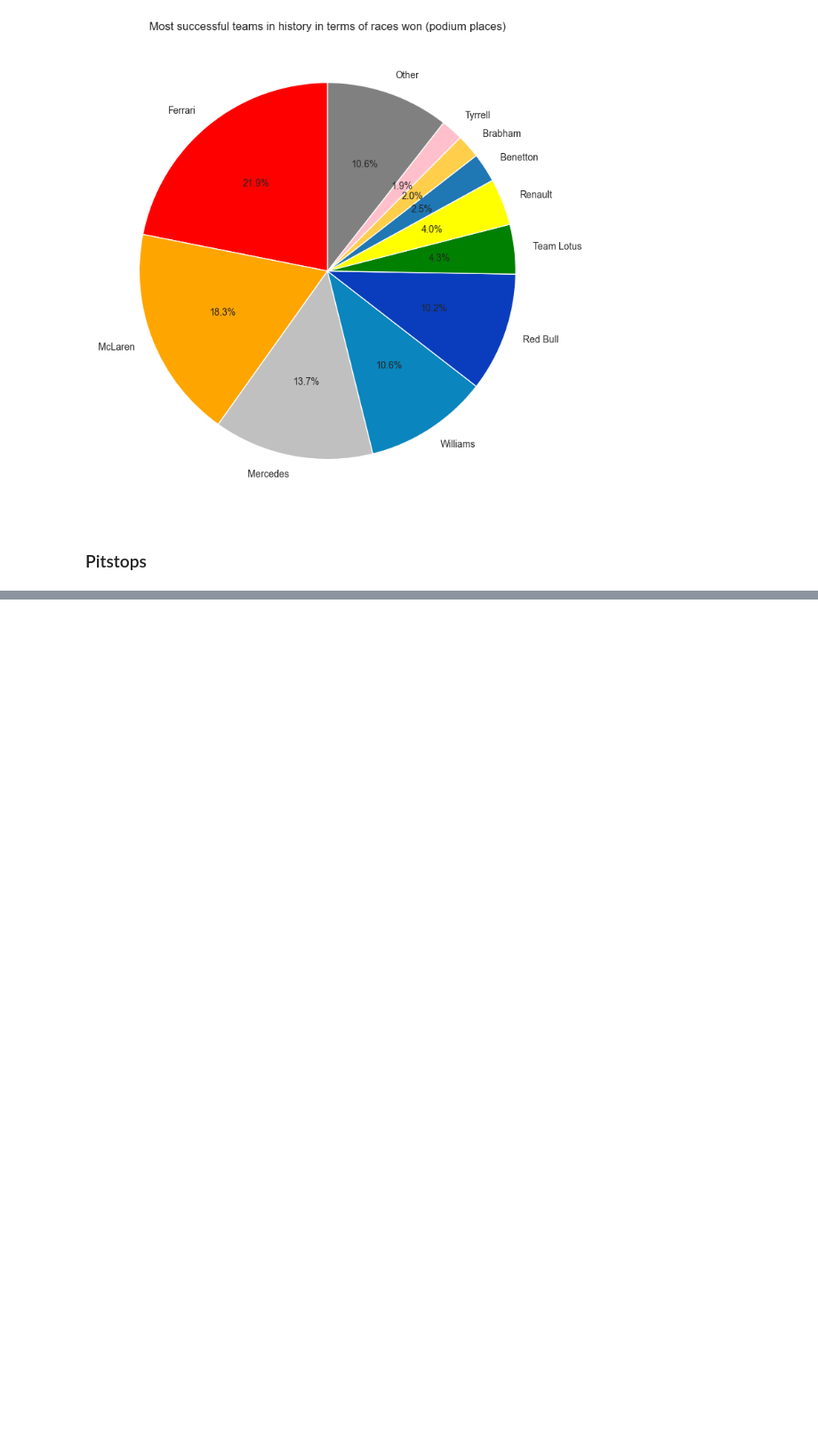
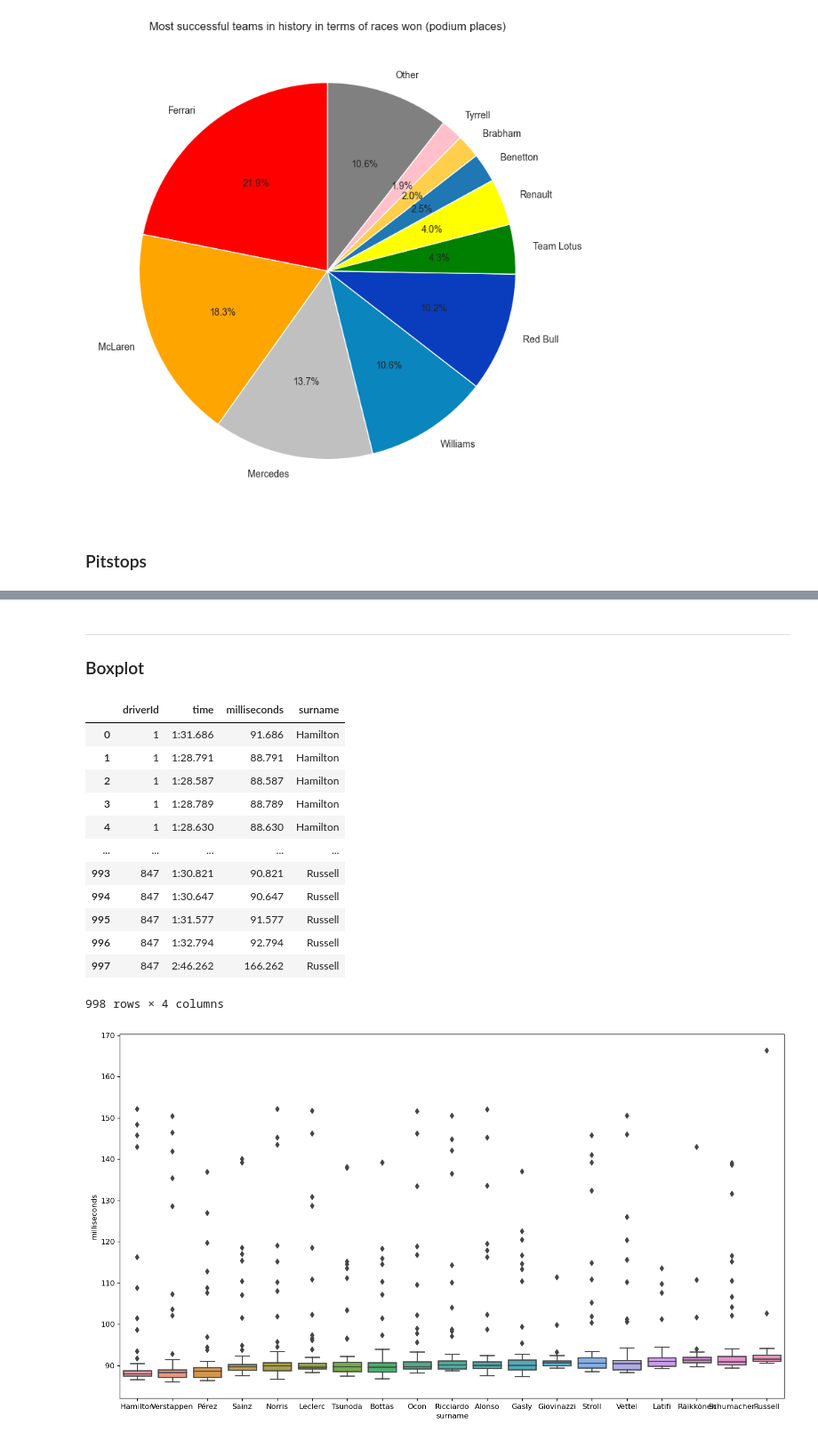
Before and after one commit to drfifonz/formula1-stats, a Jupyter notebook: formula1_static_charts.ipynb, the cells around one changed output, grey strips where cells are left out. Shown at 89% size. Cells and saved outputs as stored; diff of their text form; code cells hidden in the pictures; blank space fills up the shorter version.

```diff
--- a/formula1_static_charts.ipynb
+++ b/formula1_static_charts.ipynb
@@ -158,0 +108,48 @@ Name: raceId, dtype: int64
+# %% [markdown]
+---
+
+### Boxplot
+# %%
+
+lap_times_df = pd.read_csv("data/lap_times.csv")
+drivers_df = pd.read_csv("data/drivers.csv")
+
+# Abu Dhabi Grand Prix 2021
+
+
+df_boxplot = lap_times_df.loc[lap_times_df["raceId"]==1073]
+df_boxplot = df_boxplot[["driverId","time","milliseconds"]]
+
+
+df_boxplot["milliseconds"] = df_boxplot["milliseconds"].map(lambda x: int(x)/1000)
+
+
+df_boxplot = pd.merge(df_boxplot,drivers_df[["driverId","surname"]],on="driverId")
+
+driver_names = df_boxplot["surname"].unique().tolist()
+boxplot_res = pd.DataFrame()
+for driver in driver_names:
+    driver_data = df_boxplot.loc[df_boxplot["surname"]==driver].sort_values(by="milliseconds")
+    boxplot_res = pd.concat([boxplot_res,driver_data])
+
+df_boxplot = df_boxplot
+display(df_boxplot)
+
+fig, ax = plt.subplots(figsize=(16, 9), dpi=120)
+sns.boxplot(data=boxplot_res,y="milliseconds",x="surname",)
+plt.show()
+# %% [output]
+|  | driverId | time | milliseconds | surname |
+| 0 | 1 | 1:31.686 | 91.686 | Hamilton |
+| 1 | 1 | 1:28.791 | 88.791 | Hamilton |
+| 2 | 1 | 1:28.587 | 88.587 | Hamilton |
+| 3 | 1 | 1:28.789 | 88.789 | Hamilton |
+| 4 | 1 | 1:28.630 | 88.630 | Hamilton |
+| ... | ... | ... | ... | ... |
+| 993 | 847 | 1:30.821 | 90.821 | Russell |
+| 994 | 847 | 1:30.647 | 90.647 | Russell |
+| 995 | 847 | 1:31.577 | 91.577 | Russell |
+| 996 | 847 | 1:32.794 | 92.794 | Russell |
+| 997 | 847 | 2:46.262 | 166.262 | Russell |
+998 rows × 4 columns
+[figure, added]
```
Also changed, not shown: parts of 2 cells of this notebook.
